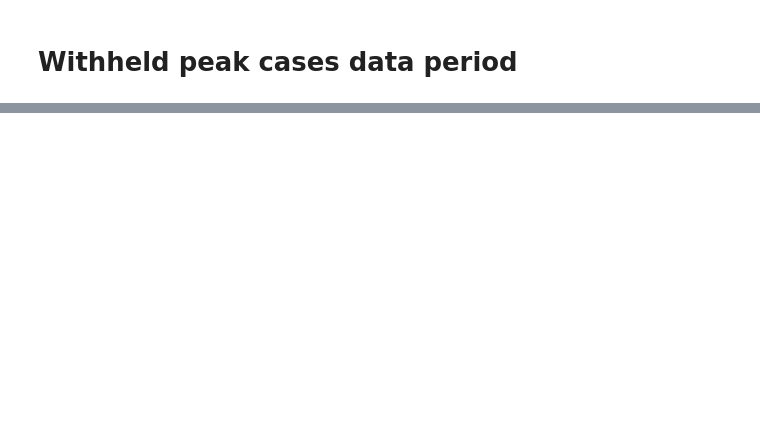
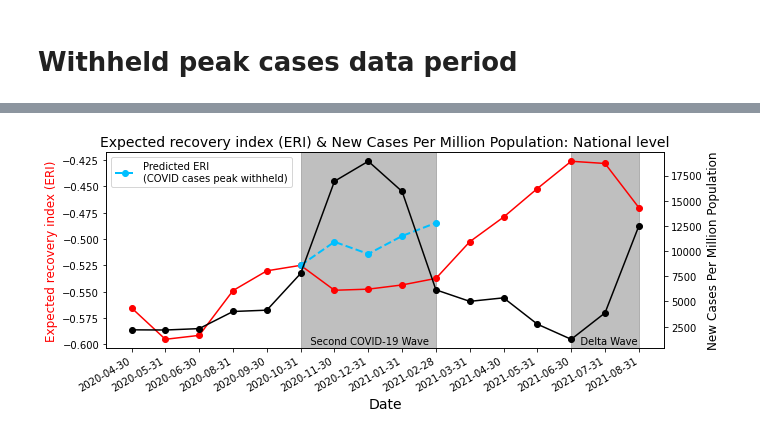
Before and after one commit to elizabethyoo/team_9, a Jupyter notebook: OLS.ipynb, the cells around one changed output, grey strips where cells are left out. Cells and saved outputs as stored; diff of their text form; code cells hidden in the pictures; blank space fills up the shorter version.

```diff
--- a/OLS.ipynb
+++ b/OLS.ipynb
@@ -141,0 +254,6 @@ r = results.get_robustcov_results()
+# %%
+df_to_test = df_peak.drop(columns=['Series_Complete_Pop_Pct','new_deaths_per_1_mill_pop','fatality_rate'])
+X_test = df_to_test.drop(columns='expected_recovery')
+y_test = df_to_test.loc[:,'expected_recovery']
+# X_test = sm.add_constant(X_test)
+y_test_pred = results_no_peak.predict(X_test)
@@ -141,0 +276,8 @@ r = results.get_robustcov_results()
+# %%
+predicted_eri = pd.DataFrame(y_test_pred, columns=['predicted_eri'], index=y_test.index)
+predicted_eri.reset_index(inplace=True)
+# %%
+predicted_eri.loc[predicted_eri['Date']=='2020-10-31', 'predicted_eri'] = df[df.index=='2020-10-31']['expected_recovery'].values
+# %%
+predicted_eri.set_index('Date', inplace=True)
+predicted_eri.groupby(predicted_eri.index)['predicted_eri'].mean()
@@ -141,0 +292,41 @@ r = results.get_robustcov_results()
+# %%
+title = 'Expected recovery index (ERI) & New Cases Per Million Population: '
+fig,ax = plt.subplots(figsize =(10,4))
+p1, = ax.plot(df.groupby(df.index)['expected_recovery'].mean(), color="red", marker="o")
+p2, = ax.plot(predicted_eri.groupby(predicted_eri.index)['predicted_eri'].mean(),
+              color="deepskyblue", marker="o", linewidth=2, linestyle = '--',
+              label='Predicted ERI \n(COVID cases peak withheld)')
+ax.set_xlabel("Date",fontsize=14)
+
+ax.set_ylabel('Expected recovery index (ERI)',color="red",fontsize=12)
+
+fmt_month = mdates.MonthLocator()
+ax.xaxis.set_minor_locator(fmt_month)
+ax.xaxis.set_major_formatter(mdates.DateFormatter('%Y-%m'))
+
+ax2=ax.twinx()
+p3, = ax2.plot(df.groupby(df.index)['new_cases_per_1_mill_pop'].mean(), color="black", marker="o", label = 'New cases per 1 million')
+ax2.set_ylabel('New Cases Per Million Population',color="black",fontsize=12)
+
+plt.title(title + 'National level', fontsize=14)
+rect =ax.axvspan('2020-10-31', '2021-02-28', alpha=0.5, color = 'grey')
+rect2 =ax.axvspan('2021-06-30', '2021-08-31', alpha=0.5, color = 'grey')
+ax.annotate('   Second COVID-19 Wave', ('2020-10-31', -.6))
+ax.annotate('   Delta Wave', ('2021-06-30', -.6))
+
+handles, labels = ax.get_legend_handles_labels()
+
+# reverse the order
+ax.legend(handles[::-1], labels[::-1])
+
+# or sort them by labels
+
+hl = sorted(zip(handles, labels),
+            key=operator.itemgetter(1))
+handles2, labels2 = zip(*hl)
+
+ax.legend(handles2, labels2)
+fig.autofmt_xdate()
+plt.show()
+# %% [output]
+[figure, added]
```
Also changed, not shown: parts of 24 cells of this notebook.
